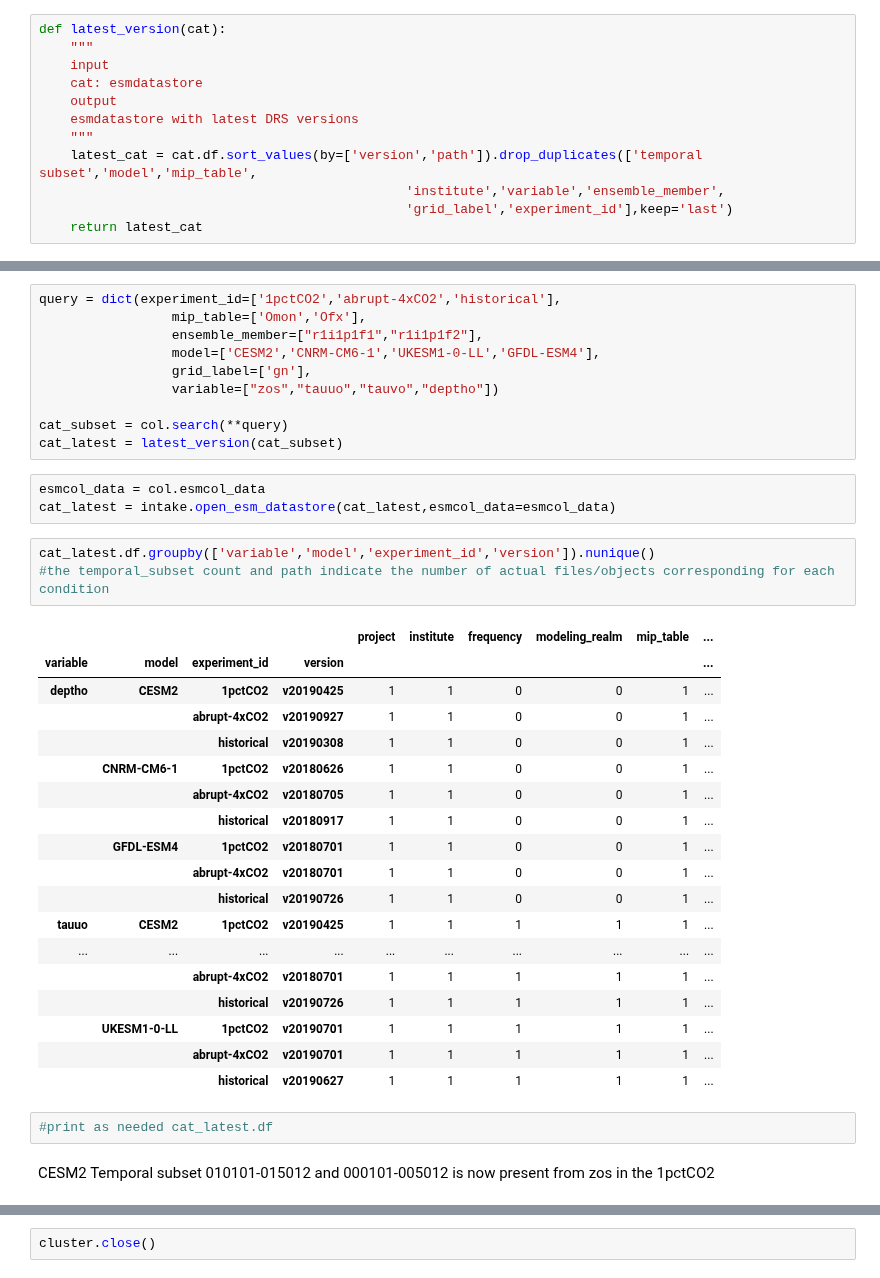
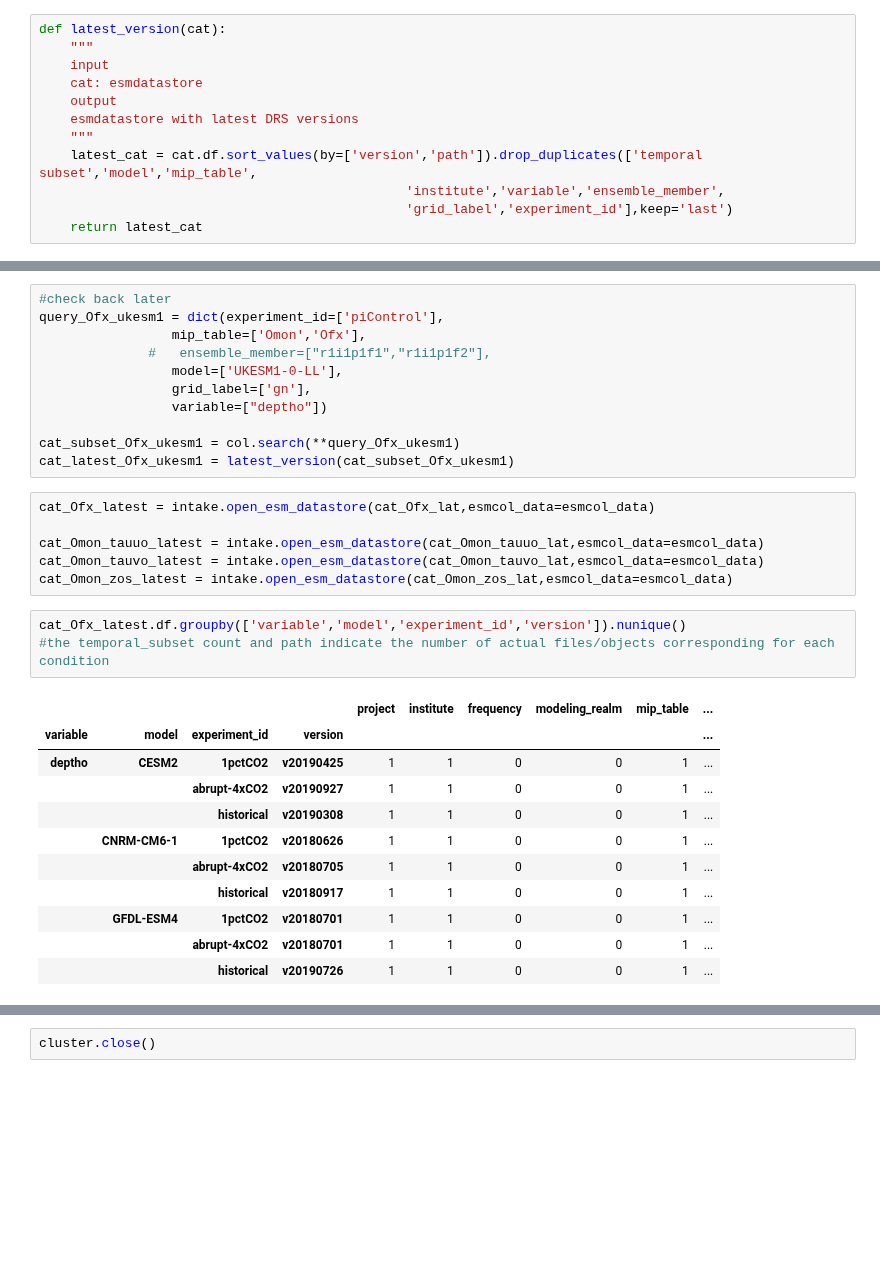
Before and after one commit to aradhakrishnanGFDL/gfdl-aws-analysis, a Jupyter notebook: examples/enso_pac_datasearch.ipynb, the cells around one changed output, grey strips where cells are left out. Saved outputs shown, nothing was run; the diff lists cells and outputs as text; blank space fills up the shorter version.

```diff
--- a/examples/enso_pac_datasearch.ipynb
+++ b/examples/enso_pac_datasearch.ipynb
@@ -63,39 +104,32 @@ def latest_version(cat):
 # %%
-query = dict(experiment_id=['1pctCO2','abrupt-4xCO2','historical'],
+#check back later
+query_Ofx_ukesm1 = dict(experiment_id=['piControl'],
                  mip_table=['Omon','Ofx'],
-                 ensemble_member=["r1i1p1f1","r1i1p1f2"],
-                 model=['CESM2','CNRM-CM6-1','UKESM1-0-LL','GFDL-ESM4'],
+              #   ensemble_member=["r1i1p1f1","r1i1p1f2"],
+                 model=['UKESM1-0-LL'],
                  grid_label=['gn'],
-                 variable=["zos","tauuo","tauvo","deptho"])
+                 variable=["deptho"])
 
-cat_subset = col.search(**query)
-cat_latest = latest_version(cat_subset)
+cat_subset_Ofx_ukesm1 = col.search(**query_Ofx_ukesm1)
+cat_latest_Ofx_ukesm1 = latest_version(cat_subset_Ofx_ukesm1)
-# %%
-esmcol_data = col.esmcol_data
-cat_latest = intake.open_esm_datastore(cat_latest,esmcol_data=esmcol_data)
+# %%
+cat_Ofx_latest = intake.open_esm_datastore(cat_Ofx_lat,esmcol_data=esmcol_data)
+
+cat_Omon_tauuo_latest = intake.open_esm_datastore(cat_Omon_tauuo_lat,esmcol_data=esmcol_data)
+cat_Omon_tauvo_latest = intake.open_esm_datastore(cat_Omon_tauvo_lat,esmcol_data=esmcol_data)
+cat_Omon_zos_latest = intake.open_esm_datastore(cat_Omon_zos_lat,esmcol_data=esmcol_data)
 # %%
-cat_latest.df.groupby(['variable','model','experiment_id','version']).nunique()
+cat_Ofx_latest.df.groupby(['variable','model','experiment_id','version']).nunique()
 #the temporal_subset count and path indicate the number of actual files/objects corresponding for each condition
 # %% [output]
 |  |  |  |  | project | institute | frequency | modeling_realm | mip_table | ... |
 | variable | model | experiment_id | version |  |  |  |  |  | ... |
 | deptho | CESM2 | 1pctCO2 | v20190425 | 1 | 1 | 0 | 0 | 1 | ... |
 |  |  | abrupt-4xCO2 | v20190927 | 1 | 1 | 0 | 0 | 1 | ... |
 |  |  | historical | v20190308 | 1 | 1 | 0 | 0 | 1 | ... |
 |  | CNRM-CM6-1 | 1pctCO2 | v20180626 | 1 | 1 | 0 | 0 | 1 | ... |
 |  |  | abrupt-4xCO2 | v20180705 | 1 | 1 | 0 | 0 | 1 | ... |
 |  |  | historical | v20180917 | 1 | 1 | 0 | 0 | 1 | ... |
 |  | GFDL-ESM4 | 1pctCO2 | v20180701 | 1 | 1 | 0 | 0 | 1 | ... |
 |  |  | abrupt-4xCO2 | v20180701 | 1 | 1 | 0 | 0 | 1 | ... |
 |  |  | historical | v20190726 | 1 | 1 | 0 | 0 | 1 | ... |
-| tauuo | CESM2 | 1pctCO2 | v20190425 | 1 | 1 | 1 | 1 | 1 | ... |
-| ... | ... | ... | ... | ... | ... | ... | ... | ... | ... |
-|  |  | abrupt-4xCO2 | v20180701 | 1 | 1 | 1 | 1 | 1 | ... |
-|  |  | historical | v20190726 | 1 | 1 | 1 | 1 | 1 | ... |
-|  | UKESM1-0-LL | 1pctCO2 | v20190701 | 1 | 1 | 1 | 1 | 1 | ... |
-|  |  | abrupt-4xCO2 | v20190701 | 1 | 1 | 1 | 1 | 1 | ... |
-|  |  | historical | v20190627 | 1 | 1 | 1 | 1 | 1 | ... |
-# %%
-#print as needed cat_latest.df
-# %% [markdown]
-CESM2 Temporal subset 010101-015012 and 000101-005012 is now present from zos in the 1pctCO2
```
Also changed, not shown: parts of 24 cells of this notebook.
